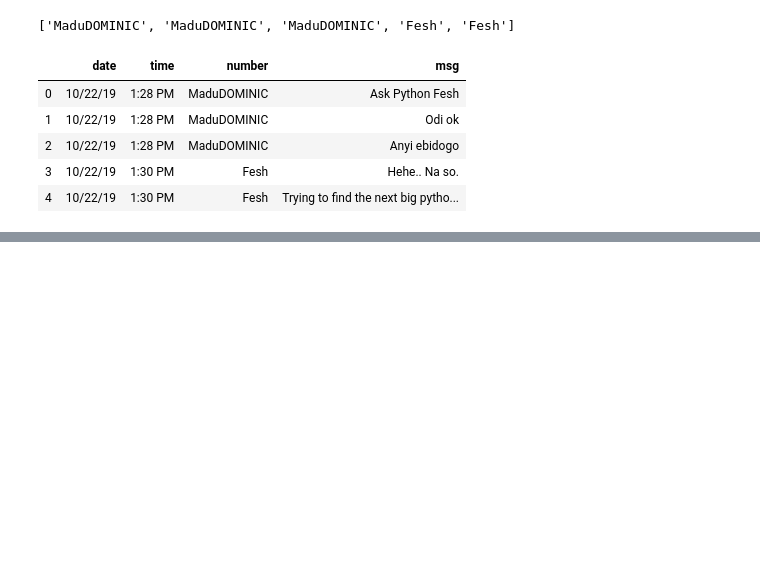
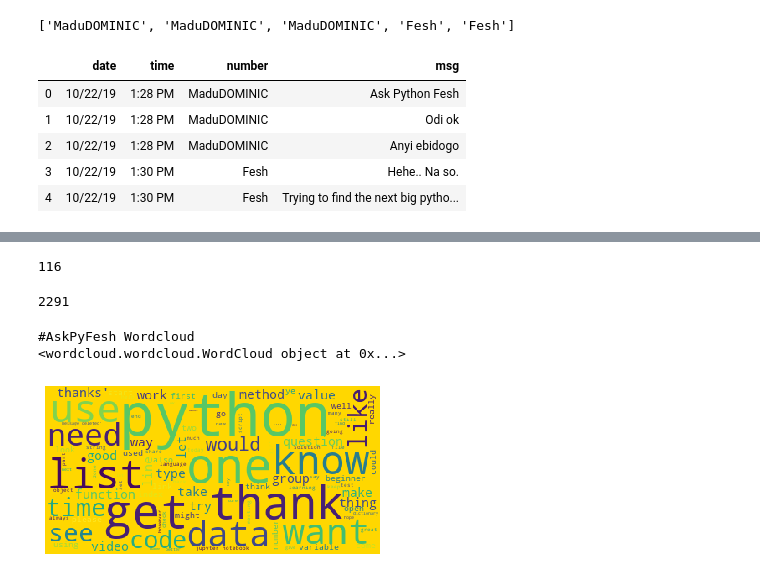
Before and after one commit to ifebuche/AskPyFesh_Group, a Jupyter notebook: analysis1.ipynb, the cells around one changed output, grey strips where cells are left out. Drawn from its saved outputs; the diff is of its cells as text; code cells hidden in the pictures; blank space fills up the shorter version.

```diff
--- a/analysis1.ipynb
+++ b/analysis1.ipynb
@@ -224,0 +327,11 @@ Name: number, dtype: int64
+# %%
+##Create a list of stopwords
+stop_words = set(stopwords.words("english"))
+new_words = set(apfesh_df['number'].tolist())
+new_words = [line.lower() for line in new_words]
+more = ['media omitted']
+stop_words = stop_words.union(new_words)
+stop_words = stop_words.union(more)
+len(new_words)
+# %% [output]
+116
@@ -224,0 +372,29 @@ Name: number, dtype: int64
+# %%
+len(apfesh_df.msg)
+# %% [output]
+2291
+# %%
+#Word cloud
+print("#AskPyFesh Wordcloud")
+from os import path
+from PIL import Image
+from wordcloud import WordCloud, STOPWORDS, ImageColorGenerator
+import matplotlib.pyplot as plt
+%matplotlib inline
+wordcloud = WordCloud(
+                          background_color='gold',
+                          stopwords=stop_words,
+                          max_words=100,
+                          max_font_size=70,
+                          random_state=42
+                         ).generate(str(cleaned_words))
+print(wordcloud)
+fig = plt.figure(1)
+plt.imshow(wordcloud)
+plt.axis('off')
+plt.show()
+fig.savefig("word1.png", dpi=900)
+# %% [output]
+#AskPyFesh Wordcloud
+<wordcloud.wordcloud.WordCloud object at 0x...>
+[figure, added]
```
Also changed, not shown: parts of 23 cells of this notebook, 2 other files.
